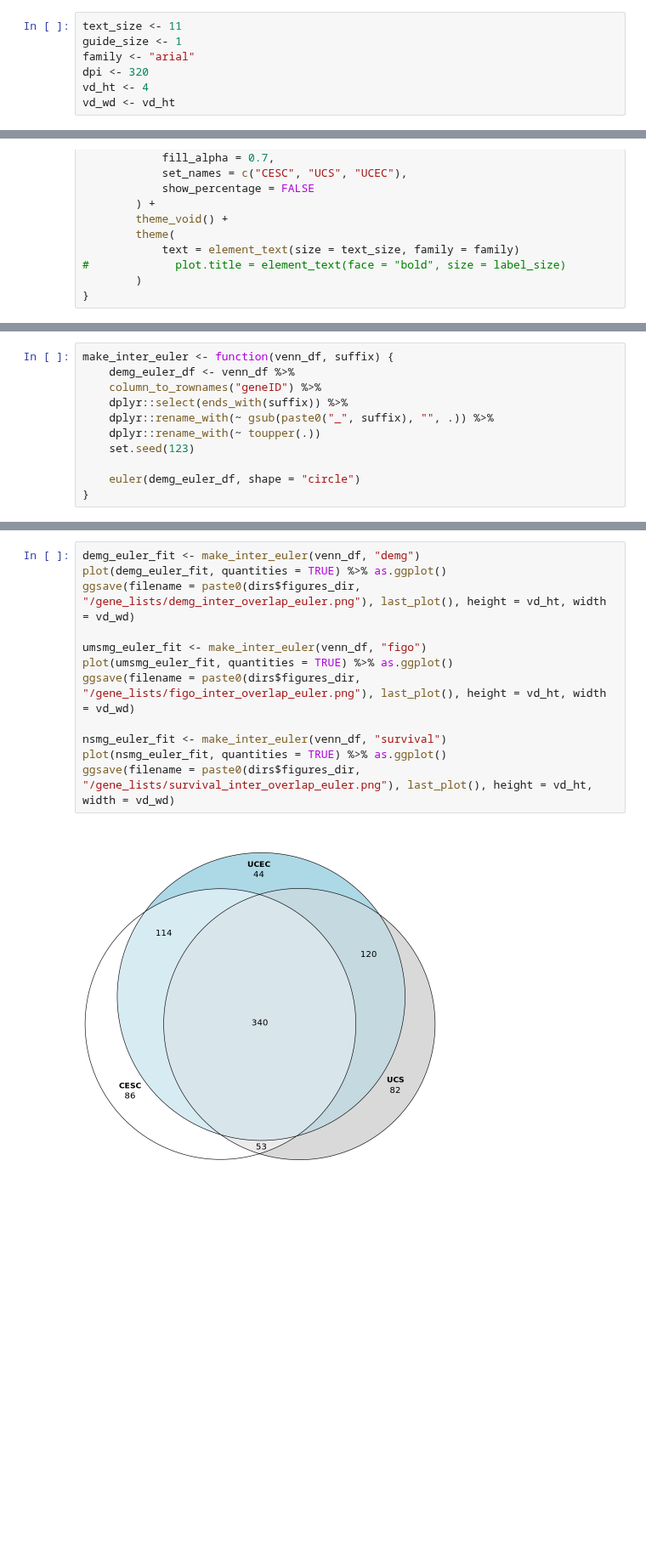
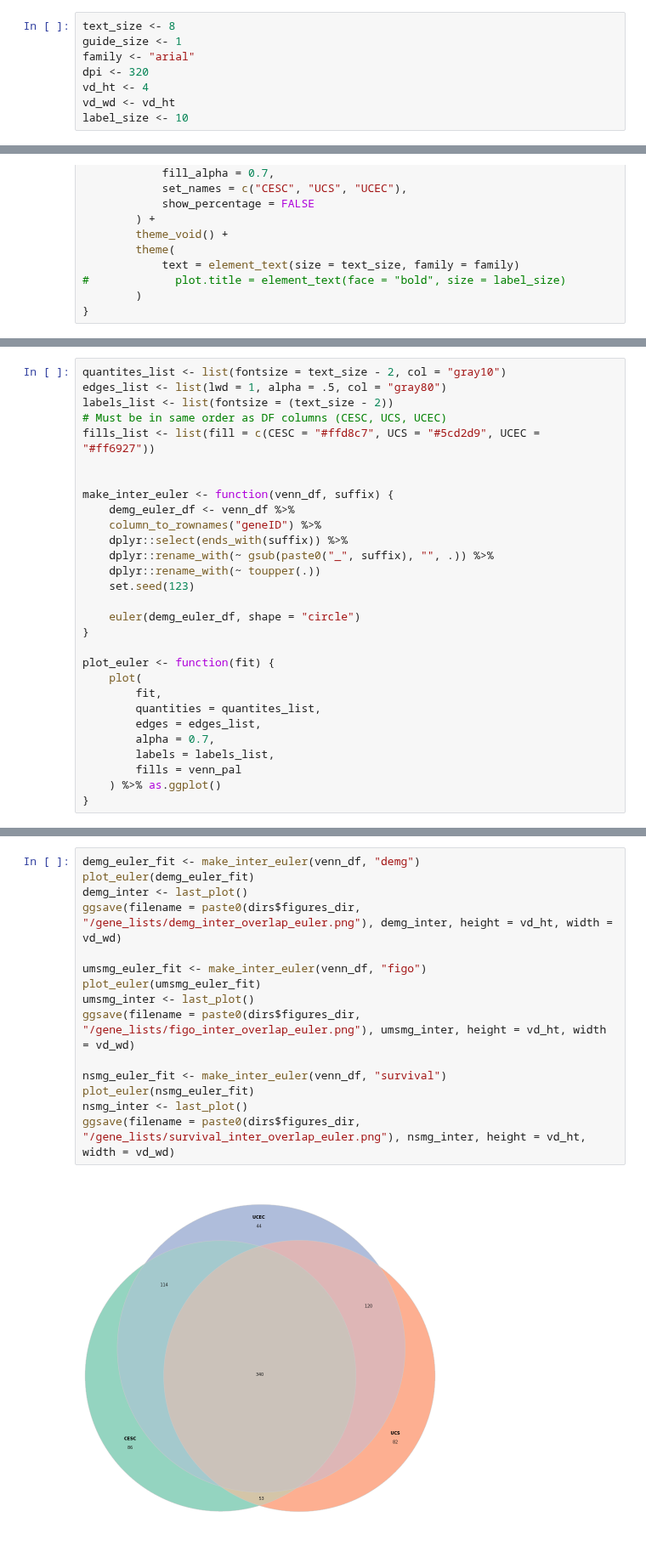
Before and after one commit to fogg-lab/characterizing-ecm-transcriptome-of-endometriosis, a Jupyter notebook: figures/gene_list_inter_overlap_vis.ipynb, the cells around one changed output, grey strips where cells are left out. Shown at 85% size. Drawn from its saved outputs; the diff is of its cells as text; blank space fills up the shorter version.

Commit message:
Updated paneled figures.

```diff
--- a/figures/gene_list_inter_overlap_vis.ipynb
+++ b/figures/gene_list_inter_overlap_vis.ipynb
@@ -31,12 +31,13 @@ projects <- c("CESC", "UCS", "UCEC")
 unified_dsets <- c("unified_cervical_data", "unified_uterine_data", "unified_uterine_endometrial_data")
 matrisome_path <- paste0(dirs$data_dir, "/matrisome/matrisome_hs_masterlist.tsv")
 # %%
-text_size <- 11
+text_size <- 8
 guide_size <- 1
 family <- "arial"
 dpi <- 320
 vd_ht <- 4
 vd_wd <- vd_ht
+label_size <- 10
 # %%
 demg_files <- paste0(dirs$analysis_dir, "/gene_lists/", unified_dsets, "_demg_list.txt")
 figo_umsmg_files <- paste0(dirs$analysis_dir, "/gene_lists/", unified_dsets, "_figo_umsmg_list.txt")
@@ -118,4 +115,11 @@ make_inter_venn(venn_df, aes_string(A = "cesc_survival", B = "ucs_survival", C =
 # %%
+quantites_list <- list(fontsize = text_size - 2, col = "gray10")
+edges_list <- list(lwd = 1, alpha = .5, col = "gray80")
+labels_list <- list(fontsize = (text_size - 2))
+# Must be in same order as DF columns (CESC, UCS, UCEC)
+fills_list <- list(fill = c(CESC = "#ffd8c7", UCS = "#5cd2d9", UCEC = "#ff6927"))
+
+
 make_inter_euler <- function(venn_df, suffix) {
     demg_euler_df <- venn_df %>%
     column_to_rownames("geneID") %>%
@@ -126,3 +130,14 @@ make_inter_euler <- function(venn_df, suffix) {
 
     euler(demg_euler_df, shape = "circle")
 }
+
+plot_euler <- function(fit) {
+    plot(
+        fit,
+        quantities = quantites_list,
+        edges = edges_list,
+        alpha = 0.7,
+        labels = labels_list,
+        fills = venn_pal
+    ) %>% as.ggplot()
+}
@@ -131,14 +159,17 @@ eulerr_options(labels = list(fontsize = text_size, fontface = 1))
 # %%
 demg_euler_fit <- make_inter_euler(venn_df, "demg")
-plot(demg_euler_fit, quantities = TRUE) %>% as.ggplot()
-ggsave(filename = paste0(dirs$figures_dir, "/gene_lists/demg_inter_overlap_euler.png"), last_plot(), height = vd_ht, width = vd_wd)
+plot_euler(demg_euler_fit)
+demg_inter <- last_plot()
+ggsave(filename = paste0(dirs$figures_dir, "/gene_lists/demg_inter_overlap_euler.png"), demg_inter, height = vd_ht, width = vd_wd)
 
 umsmg_euler_fit <- make_inter_euler(venn_df, "figo")
-plot(umsmg_euler_fit, quantities = TRUE) %>% as.ggplot()
-ggsave(filename = paste0(dirs$figures_dir, "/gene_lists/figo_inter_overlap_euler.png"), last_plot(), height = vd_ht, width = vd_wd)
+plot_euler(umsmg_euler_fit)
+umsmg_inter <- last_plot()
+ggsave(filename = paste0(dirs$figures_dir, "/gene_lists/figo_inter_overlap_euler.png"), umsmg_inter, height = vd_ht, width = vd_wd)
 
 nsmg_euler_fit <- make_inter_euler(venn_df, "survival")
-plot(nsmg_euler_fit, quantities = TRUE) %>% as.ggplot()
-ggsave(filename = paste0(dirs$figures_dir, "/gene_lists/survival_inter_overlap_euler.png"), last_plot(), height = vd_ht, width = vd_wd)
+plot_euler(nsmg_euler_fit)
+nsmg_inter <- last_plot()
+ggsave(filename = paste0(dirs$figures_dir, "/gene_lists/survival_inter_overlap_euler.png"), nsmg_inter, height = vd_ht, width = vd_wd)
 # %% [output]
-[figure, old version]
+[figure, new version]
```
Also changed, not shown: parts of 7 cells of this notebook, 9 other files.
